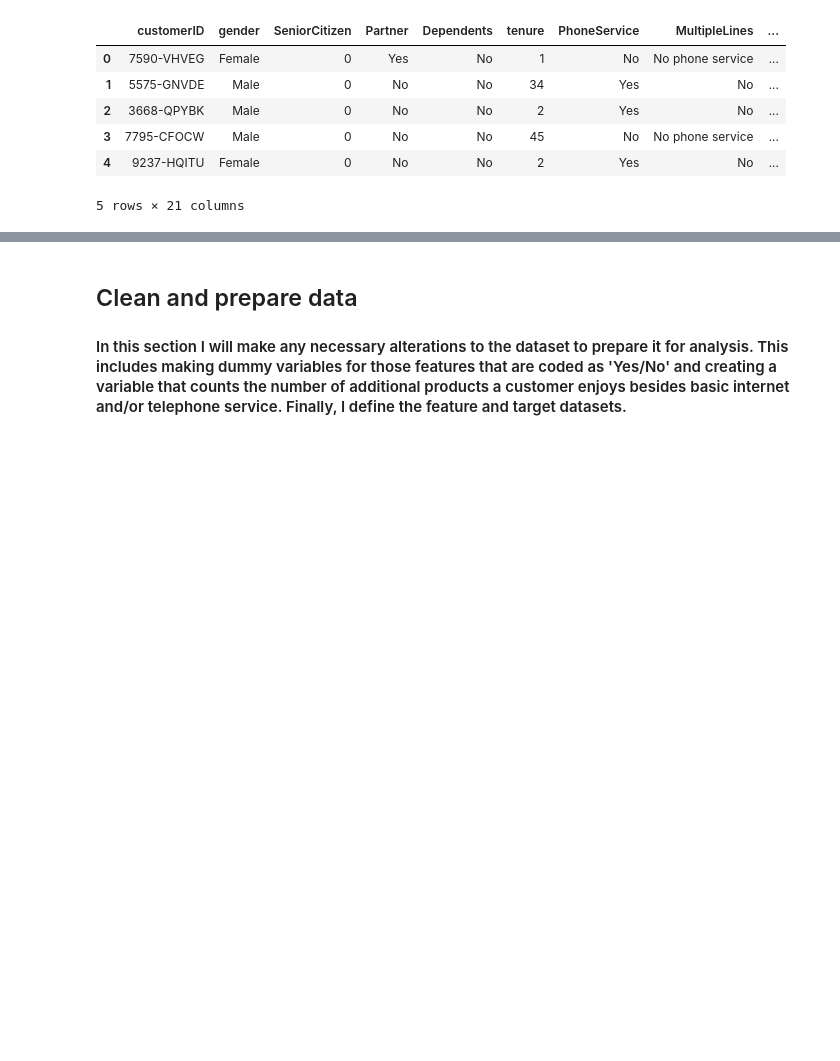
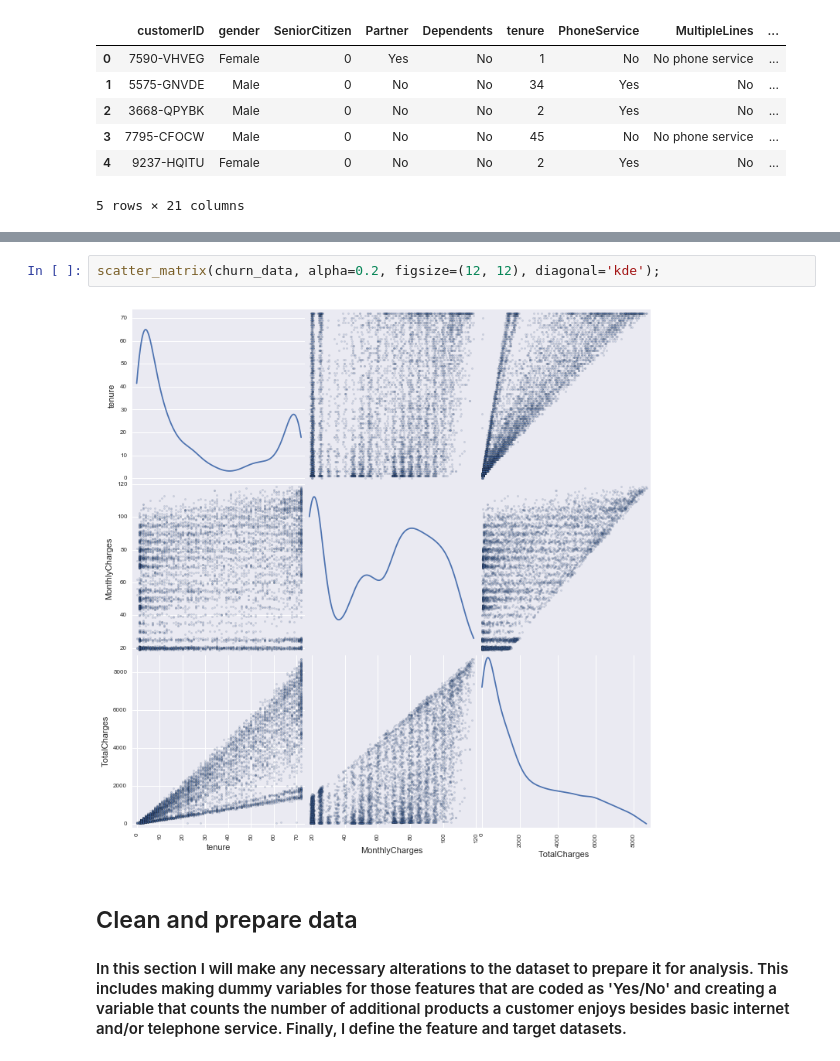
Before and after one commit to AmyinTX/Thinkful_Capstone, a Jupyter notebook: Capstone_RD.ipynb, the cells around one changed output, grey strips where cells are left out. Drawn from its saved outputs; the diff is of its cells as text; blank space fills up the shorter version.

```diff
--- a/Capstone_RD.ipynb
+++ b/Capstone_RD.ipynb
@@ -41,3 +111,7 @@ churn_data.head()
+# %%
+scatter_matrix(churn_data, alpha=0.2, figsize=(12, 12), diagonal='kde');
+# %% [output]
+[figure, added]
 # %% [markdown]
 ## Clean and prepare data
 
```
Also changed, not shown: parts of 9 cells of this notebook.
